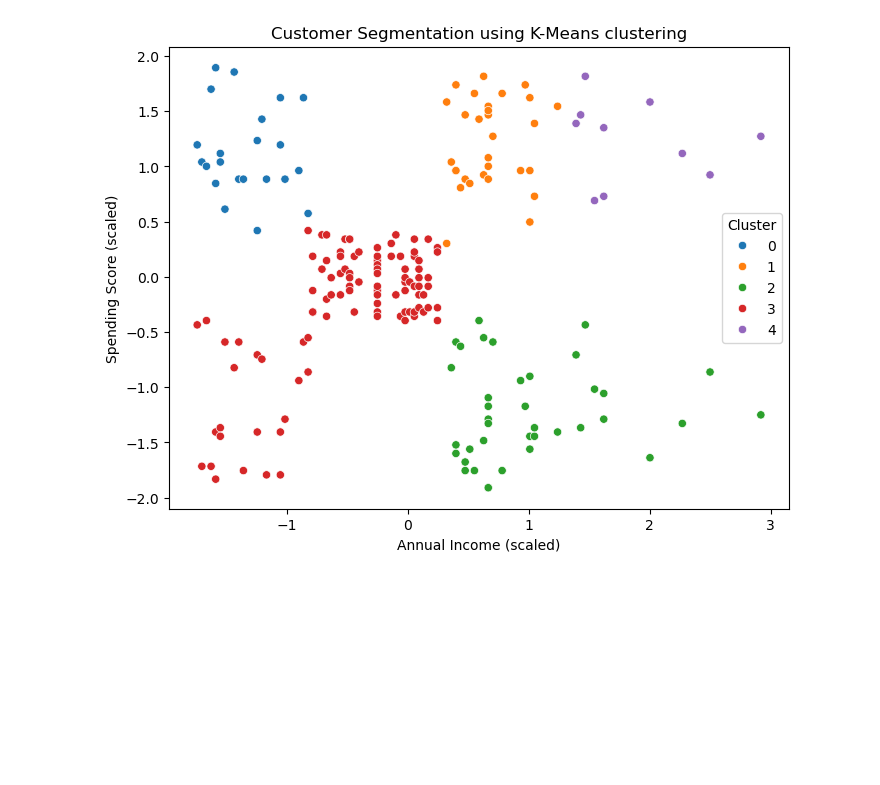
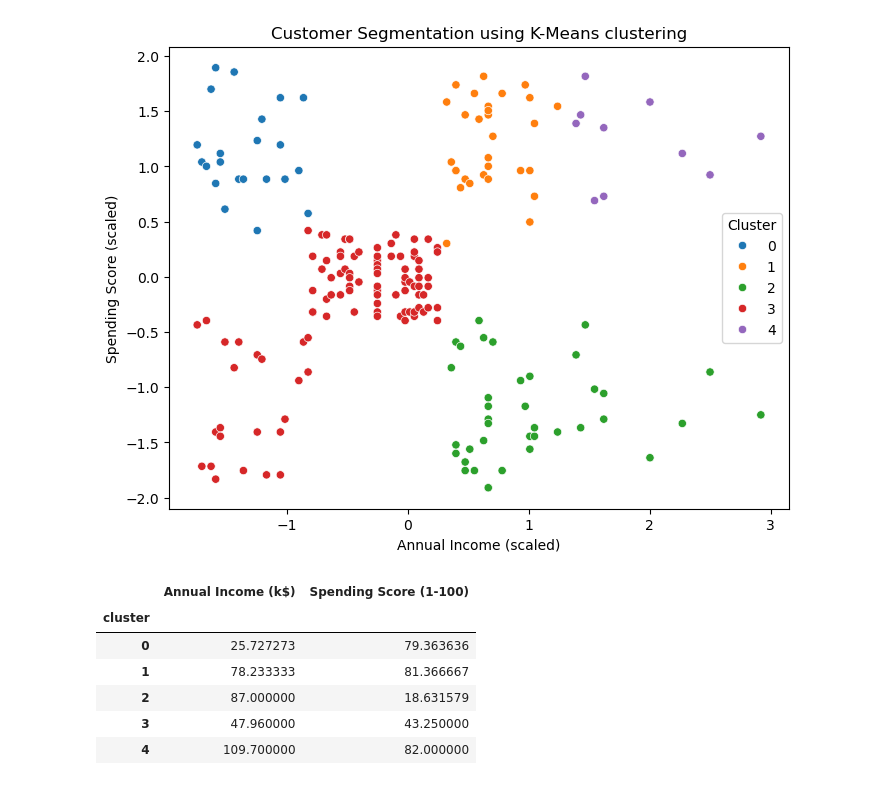
Before and after one commit to aashoday/fml-lab, a Jupyter notebook: notebooks/assignment_1.ipynb, the cells around one changed output. Saved outputs shown, nothing was run; the diff lists cells and outputs as text; code cells hidden in the pictures; blank space fills up the shorter version.

Commit message:
Add Cluster Interpretation.

```diff
--- a/notebooks/assignment_1.ipynb
+++ b/notebooks/assignment_1.ipynb
@@ -218,3 +218,13 @@ plt.legend(title="Cluster")
 plt.show()
 # %% [output]
 [figure]
+# %%
+df.groupby('cluster')[['Annual Income (k$)', 'Spending Score (1-100)']].mean()
+# %% [output]
+|  | Annual Income (k$) | Spending Score (1-100) |
+| cluster |  |  |
+| 0 | 25.727273 | 79.363636 |
+| 1 | 78.233333 | 81.366667 |
+| 2 | 87.000000 | 18.631579 |
+| 3 | 47.960000 | 43.250000 |
+| 4 | 109.700000 | 82.000000 |
```
